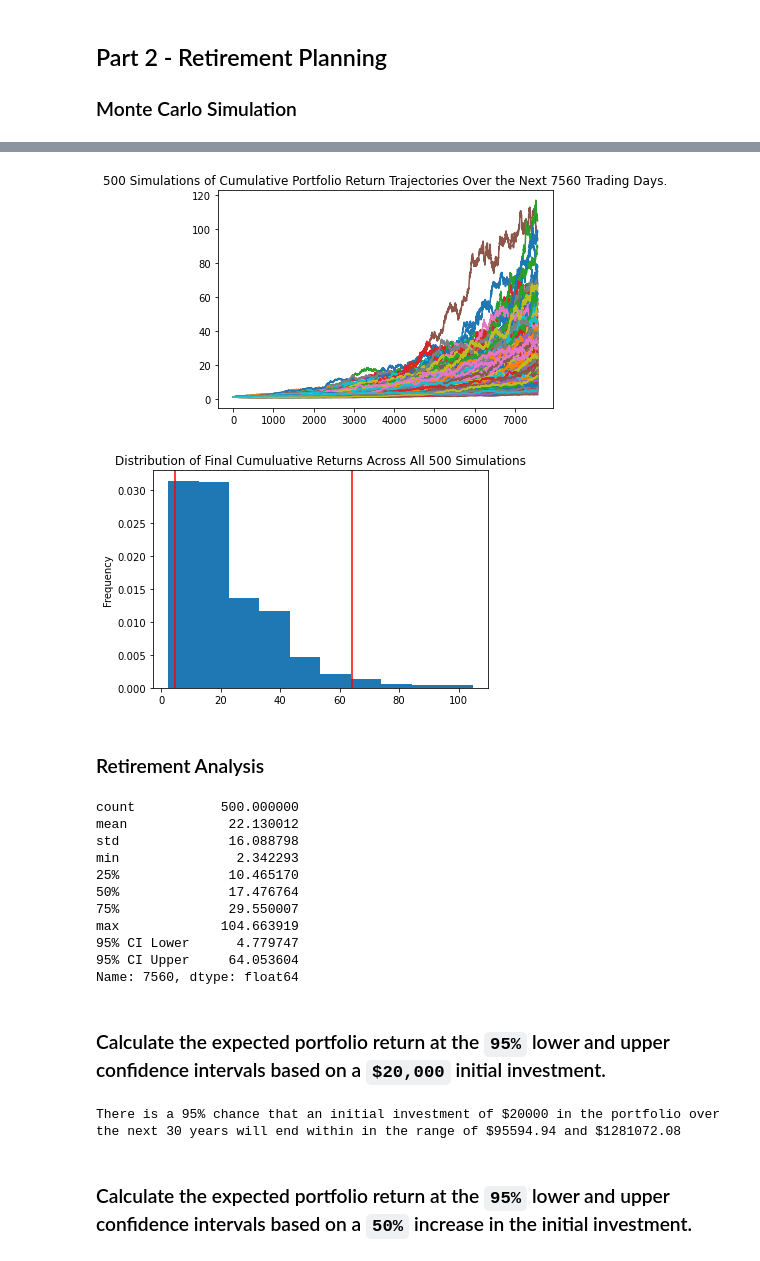
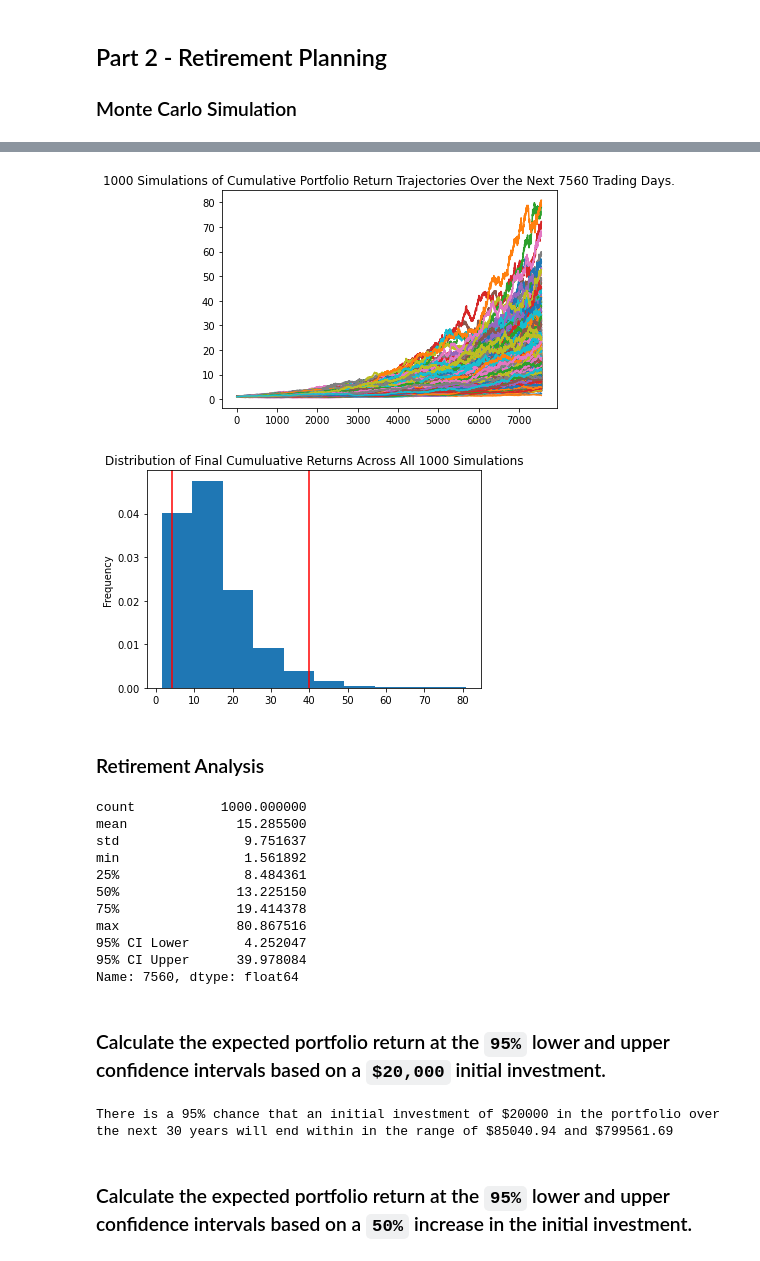
Before and after one commit to salsal3/bcs-hw4-APIs, a Jupyter notebook: Starter_Code/financial-planner.ipynb, the cells around one changed output, grey strips where cells are left out. Saved outputs shown, nothing was run; the diff lists cells and outputs as text; code cells hidden in the pictures.

Commit message:
Completed required portion of assignment. Will submit optional section once I am caught up on other assignments

```diff
--- a/Starter_Code/financial-planner.ipynb
+++ b/Starter_Code/financial-planner.ipynb
@@ -180,12 +180,18 @@ Amazing! You've saved more than the minimum for your emergency fund!
 # %%
 # Set start and end dates of five years back from today.
 # Sample results may vary from the solution based on the time frame chosen
-start_date = pd.Timestamp('2016-05-01', tz='America/New_York').isoformat()
-end_date = pd.Timestamp('2021-05-01', tz='America/New_York').isoformat()
+start_date = pd.Timestamp('2016-07-26', tz='America/New_York').isoformat()
+end_date = pd.Timestamp('2021-07-26', tz='America/New_York').isoformat()
 # %%
 # Get 5 years' worth of historical data for SPY and AGG
 # (use a limit=1000 parameter to call the most recent 1000 days of data)
-# YOUR CODE HERE
+df_stock_data = alpaca.get_barset(
+    tickers,
+    timeframe,
+    start = start_date,
+    end = end_date,
+    limit = 1000
+).df
 
 # Display sample data
 df_stock_data.head()
@@ -200,0 +207,8 @@ df_stock_data.head()
+# %%
+# Configuring a Monte Carlo simulation to forecast 30 years cumulative returns
+mc_forecast = MCSimulation(
+    portfolio_data = df_stock_data,
+    weights = [.5,.5],
+    num_simulation = 1000,
+    num_trading_days = 252*30
+)
@@ -250,32 +261,32 @@ Running Monte Carlo simulation number 490.
 # %%
 # Plot simulation outcomes
-# YOUR CODE HERE!
+mc_plot = mc_forecast.plot_simulation()
 # %% [output]
-[figure, old version]
+[figure, new version]
 # %%
 # Plot probability distribution and confidence intervals
-# YOUR CODE HERE!
+mc_dist = mc_forecast.plot_distribution()
 # %% [output]
-[figure, old version]
+[figure, new version]
 # %% [markdown]
 ### Retirement Analysis
 # %%
 # Fetch summary statistics from the Monte Carlo simulation results
-# YOUR CODE HERE!
+mc_summary = mc_forecast.summarize_cumulative_return()
 
 # Print summary statistics
-# YOUR CODE HERE!
+print(mc_summary)
 # %% [output]
-count           500.000000
-mean             22.130012
-std              16.088798
-min               2.342293
-25%              10.465170
-50%              17.476764
-75%              29.550007
-max             104.663919
-95% CI Lower      4.779747
-95% CI Upper     64.053604
+count           1000.000000
+mean              15.285500
+std                9.751637
+min                1.561892
+25%                8.484361
+50%               13.225150
+75%               19.414378
+max               80.867516
+95% CI Lower       4.252047
+95% CI Upper      39.978084
 Name: 7560, dtype: float64
 # %% [markdown]
 ### Calculate the expected portfolio return at the `95%` lower and upper confidence intervals based on a `$20,000` initial investment.
@@ -284,14 +295,15 @@ Name: 7560, dtype: float64
 initial_investment = 20000
 
 # Use the lower and upper `95%` confidence intervals to calculate the range of the possible outcomes of our $20,000
-# YOUR CODE HERE!
+ci_lower = round(mc_summary[8] * initial_investment,2)
+ci_upper = round(mc_summary[9] * initial_investment,2)
 
 # Print results
 print(f"There is a 95% chance that an initial investment of ${initial_investment} in the portfolio"
       f" over the next 30 years will end within in the range of"
       f" ${ci_lower} and ${ci_upper}")
 # %% [output]
-There is a 95% chance that an initial investment of $20000 in the portfolio over the next 30 years will end within in the range of $95594.94 and $1281072.08
+There is a 95% chance that an initial investment of $20000 in the portfolio over the next 30 years will end within in the range of $85040.94 and $799561.69
 # %% [markdown]
 ### Calculate the expected portfolio return at the `95%` lower and upper confidence intervals based on a `50%` increase in the initial investment.
 # %%
```
Also changed, not shown: parts of 11 cells of this notebook, 1 other file.
